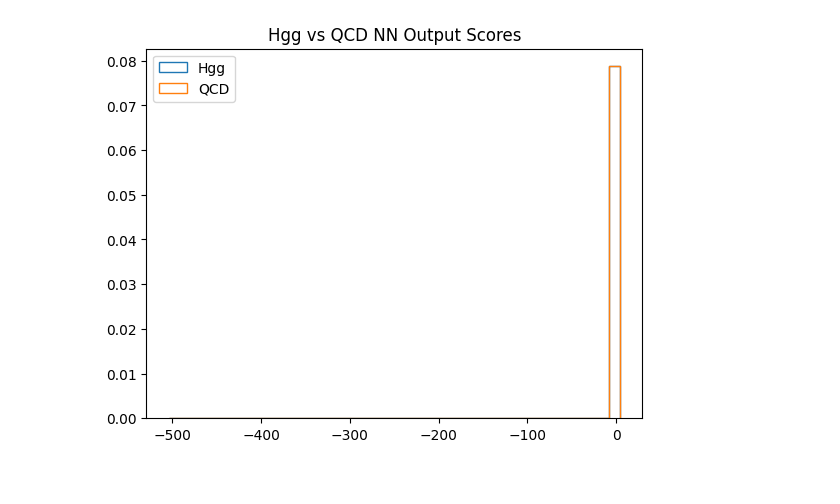
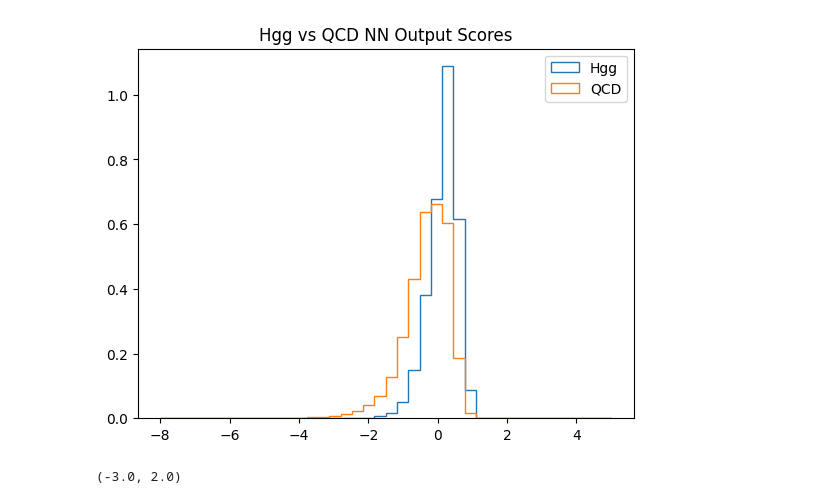
Before and after one commit to cmoore24-24/hgg, a Jupyter notebook: ml/ml_processor_work/ecf_project/combinations/model_check.ipynb, the cells around one changed output. Cells and saved outputs as stored; diff of their text form; code cells hidden in the pictures.

```diff
--- a/ml/ml_processor_work/ecf_project/combinations/model_check.ipynb
+++ b/ml/ml_processor_work/ecf_project/combinations/model_check.ipynb
@@ -83,7 +105,7 @@ hgg_train = ak.zip({
       )
 # %%
 qcd_train = ak.zip({
-    'd2b1': qcd.d2b1,
+    'Color_Ring': qcd.Color_Ring,
     'ECFs': qcd.ECFs,
     'msoftdrop': qcd.msoftdrop,
     'pt': qcd.pt,
@@ -92,9 +114,9 @@ qcd_train = ak.zip({
        depth_limit=1
       )
 # %%
-model = f'/scratch365/cmoore24/training/hgg/binary/ecfs_project/combo_training/test_traced_model.pt'
+model = f'/scratch365/cmoore24/training/hgg/binary/ecfs_project/combo_training/outputs/traced_model.pt'
 # %%
-scaler = f'/scratch365/cmoore24/training/hgg/binary/ecfs_project/combo_training/test_scaler.pkl'
+scaler = f'/scratch365/cmoore24/training/hgg/binary/ecfs_project/combo_training/outputs/scaler.pkl'
 with open(scaler, 'rb') as f:
     scaler = pickle.load(f)
 # %%
@@ -102,7 +124,10 @@ def imapper(array, ratio_list):
     imap = {}
     imap['vars'] = {}
     for i in ratio_list:
-        imap['vars'][i] = array.ratios[i]
+        try:
+            imap['vars'][i] = array.ratios[i]
+        except:
+            imap['vars'][i] = array[i]
     return imap
 # %%
 class EnergyCorrelatorFunctionTagger(torch_wrapper):
@@ -136,11 +161,12 @@ down
 # %%
-pltrange = (down, up)
+# pltrange = (down, up)
+pltrange = (-8, 5)
 plt.hist(hgg_scores, bins=40, histtype='step', label='Hgg', density=True, range=pltrange)
 plt.hist(qcd_scores, bins=40, histtype='step', label='QCD', density=True, range=pltrange)
 plt.title(f'Hgg vs QCD NN Output Scores')
 plt.legend()
 plt.show()
 # %% [output]
-[figure, old version]
+[figure, new version]
 # %%
 mask = ~np.isnan(qcd_scores)
@@ -158,6 +184,11 @@ combined_truth = ak.concatenate([bkg_zeros, sig_ones])
 # %%
 fpr, tpr, thresholds = roc_curve(combined_truth, combined)
 roc_auc = auc(fpr, tpr)
+# %%
+hrange=(np.floor(ak.min(hgg_scores)), np.ceil(ak.max(hgg_scores)))
+hrange
+# %% [output]
+(-3.0, 2.0)
 # %%
 hrange=(np.floor(ak.min(qcd_scores)), np.ceil(ak.max(qcd_scores)))
 hrange
```
Also changed, not shown: parts of 34 cells of this notebook, 13 other files.
